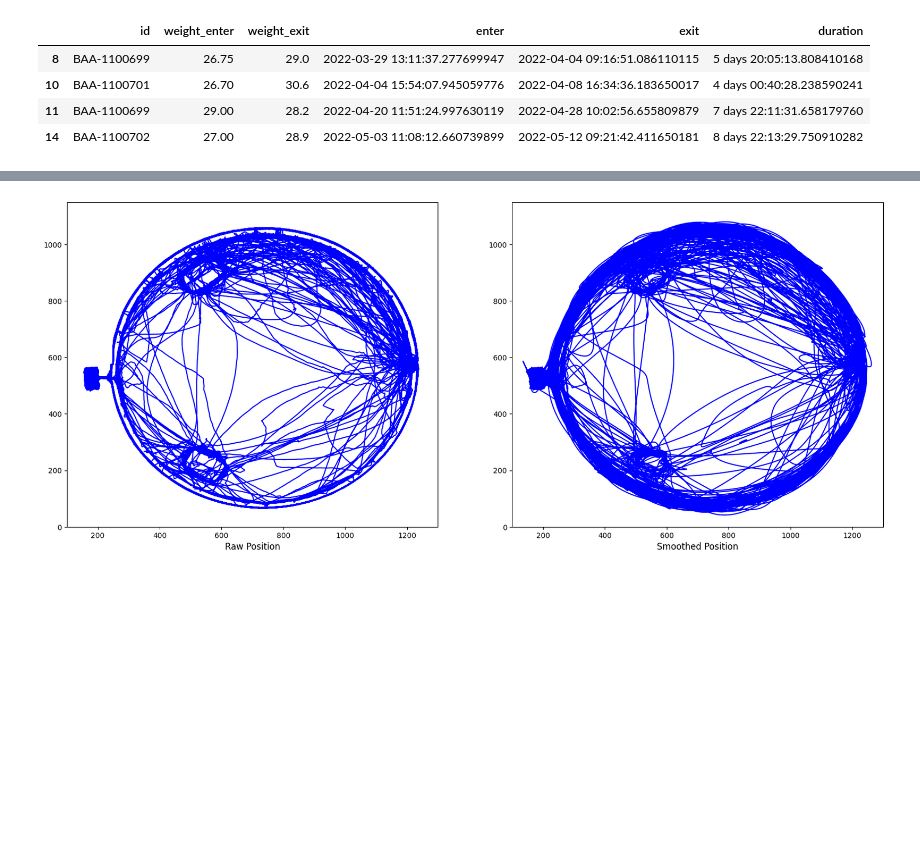
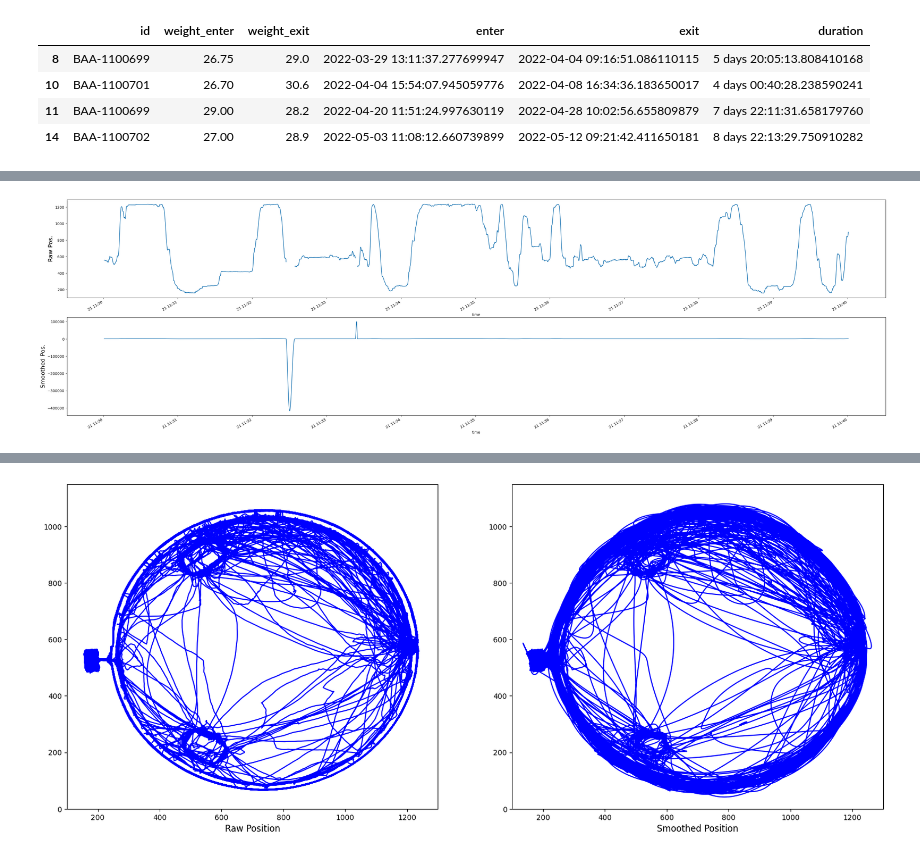
Before and after one commit to zimoli02/2023-2024-SURFiN-Foraging-Project, a Jupyter notebook: Scripts/Test.ipynb, the cells around one changed output, grey strips where cells are left out. Cells and saved outputs as stored; diff of their text form; code cells hidden in the pictures; blank space fills up the shorter version.

```diff
--- a/Scripts/Test.ipynb
+++ b/Scripts/Test.ipynb
@@ -108,0 +148,14 @@ FindValidData(obs)
+# %%
+df = mouse_pos[mouse_pos.index > pd.Timestamp('2022-06-21 11:30:00.615139961')]
+df = df[df.index < pd.Timestamp('2022-06-21 11:40:00.615139961')]
+
+fig, axs = plt.subplots(2,1, figsize = (40,12))
+df.x.plot(ax = axs[0])
+df.smoothed_position_x.plot(ax = axs[1])
+
+axs[0].set_ylabel('Raw Pos.',fontsize = 16)
+axs[1].set_ylabel("Smoothed Pos.",fontsize = 16)
+
+plt.show()
+# %% [output]
+[figure, added]
```
Also changed, not shown: parts of 12 cells of this notebook, 5 other files.
